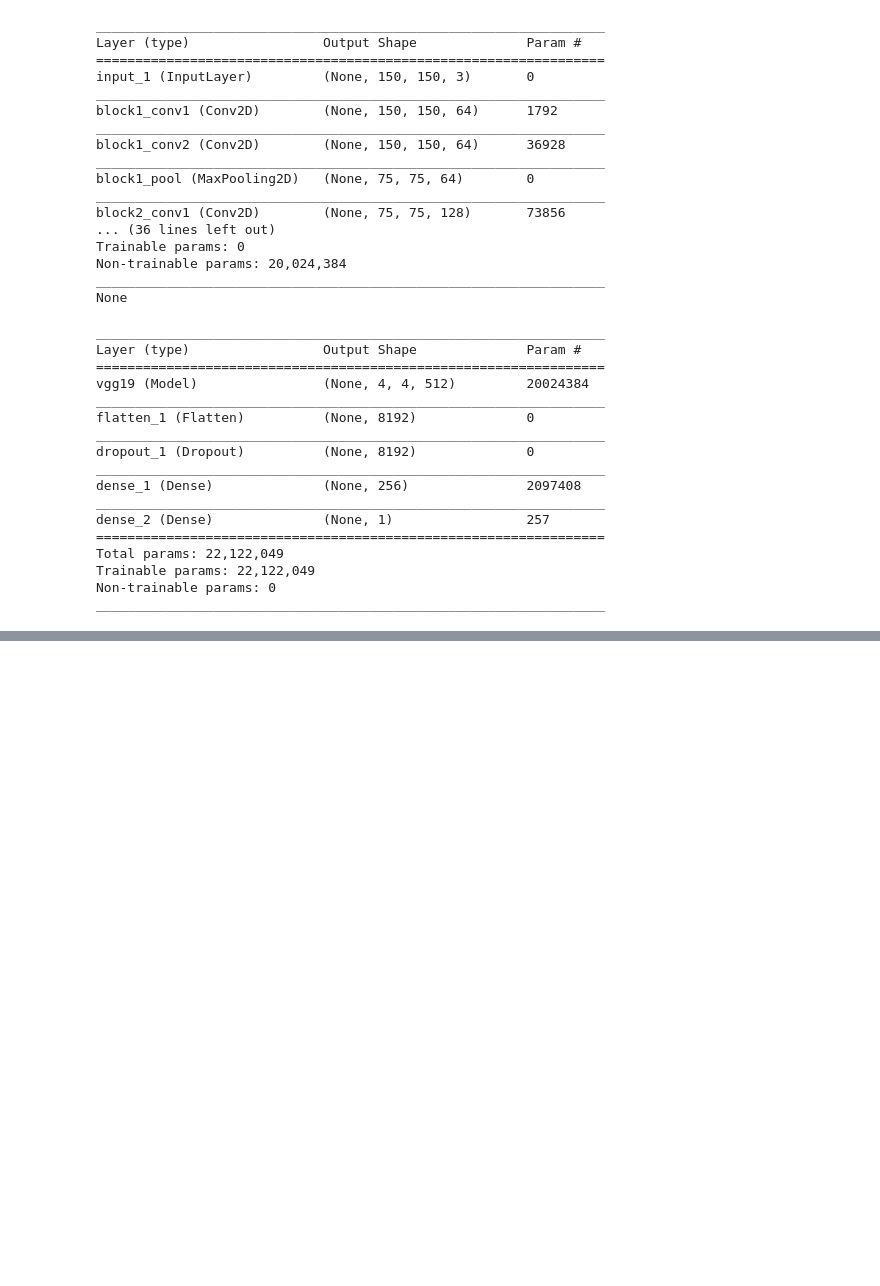
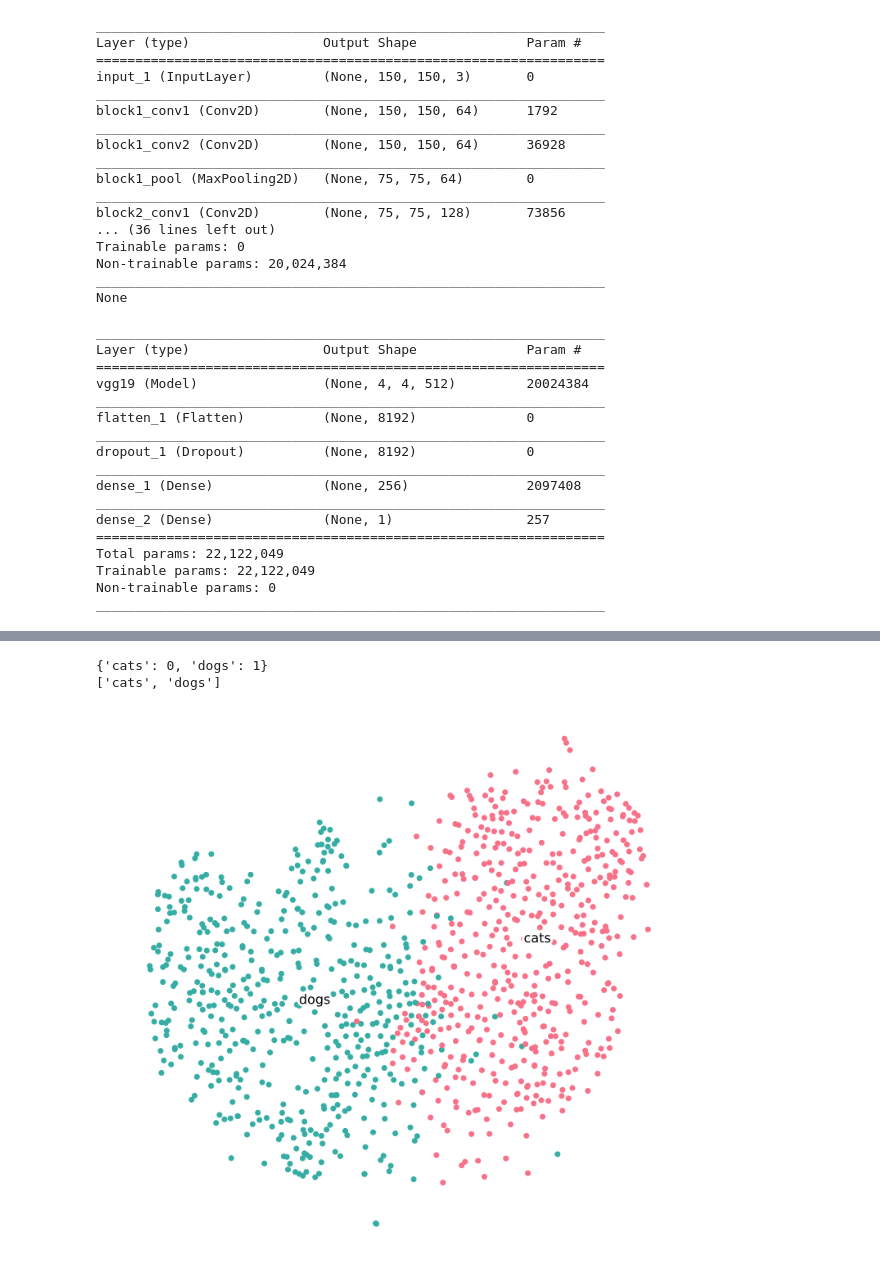
Before and after one commit to HanksZhs/CAP5610-Machine-Learning, a Jupyter notebook: homework3/homework3.ipynb, the cells around one changed output, grey strips where cells are left out. Drawn from its saved outputs; the diff is of its cells as text; code cells hidden in the pictures; blank space fills up the shorter version.

```diff
--- a/homework3/homework3.ipynb
+++ b/homework3/homework3.ipynb
@@ -349,0 +429,4 @@ Val_acc: 0.9729999959468841 Val_loss: 0.12663177601631218
+# %%
+activations = activation_model.predict(images)
+print(activations.shape)
+print(activations[0])
@@ -349,0 +444,33 @@ Val_acc: 0.9729999959468841 Val_loss: 0.12663177601631218
+# %%
+def data_scatter(vecs, labels):
+    # choose a color palette with seaborn.
+    num_classes = len(np.unique(labels))
+    palette = np.array(sns.color_palette("husl", num_classes))
+
+    # create a scatter plot.
+    f = plt.figure(figsize=(12, 12))
+    ax = plt.subplot(aspect='equal')
+    sc = ax.scatter(vecs[:, 0], vecs[:, 1], c=palette[labels])
+    plt.xlim(-25, 25)
+    plt.ylim(-25, 25)
+    ax.axis('off')
+    ax.axis('tight')
+
+
+    for idx in range(num_classes):
+
+        # Place label at median position of vectors with corresponding label
+
+        x_coord, y_coord = np.median(vecs[labels == idx, :], axis=0)
+        txt = ax.text(x_coord, y_coord, class_names[idx], fontsize=16)
+        # plot class index black with white contour
+        txt.set_path_effects([
+            PathEffects.Stroke(linewidth=6, foreground="w"),
+            PathEffects.Normal()])
+# %%
+
+from sklearn.manifold import TSNE
+import time
+time_start = time.time()
+activations_tsne = TSNE(perplexity=35,verbose=2).fit_transform(activations,labels)
+print('Activations t-SNE done! Time elapsed: {} seconds'.format(time.time() - time_start))
@@ -349,0 +495,10 @@ Val_acc: 0.9729999959468841 Val_loss: 0.12663177601631218
+# %%
+class_indices = validation_generator.class_indices
+print(class_indices)
+class_names = sorted(class_indices)
+print(class_names)
+data_scatter(activations_tsne, labels)
+# %% [output]
+{'cats': 0, 'dogs': 1}
+['cats', 'dogs']
+[figure, added]
```
Also changed, not shown: parts of 18 cells of this notebook.
